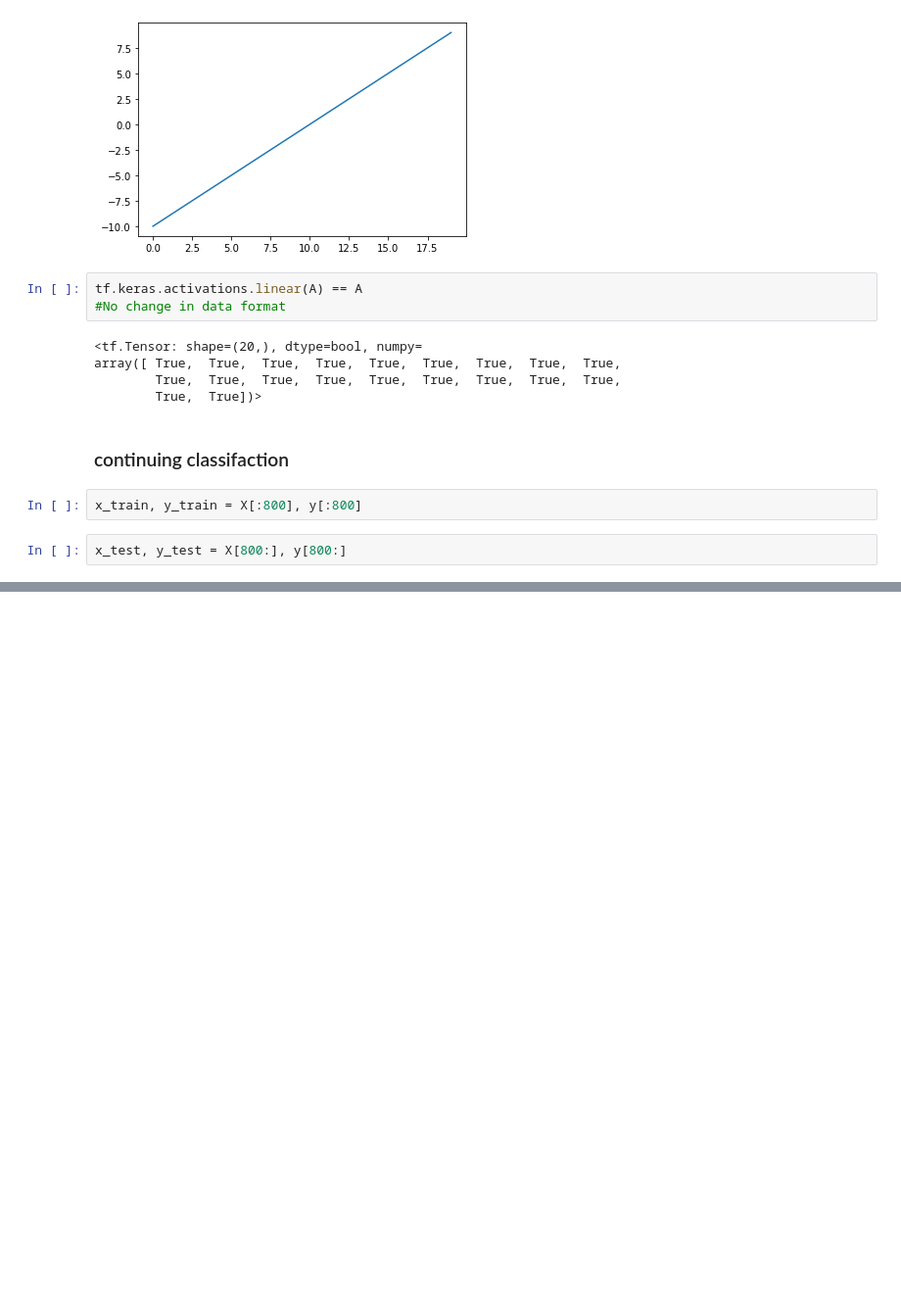
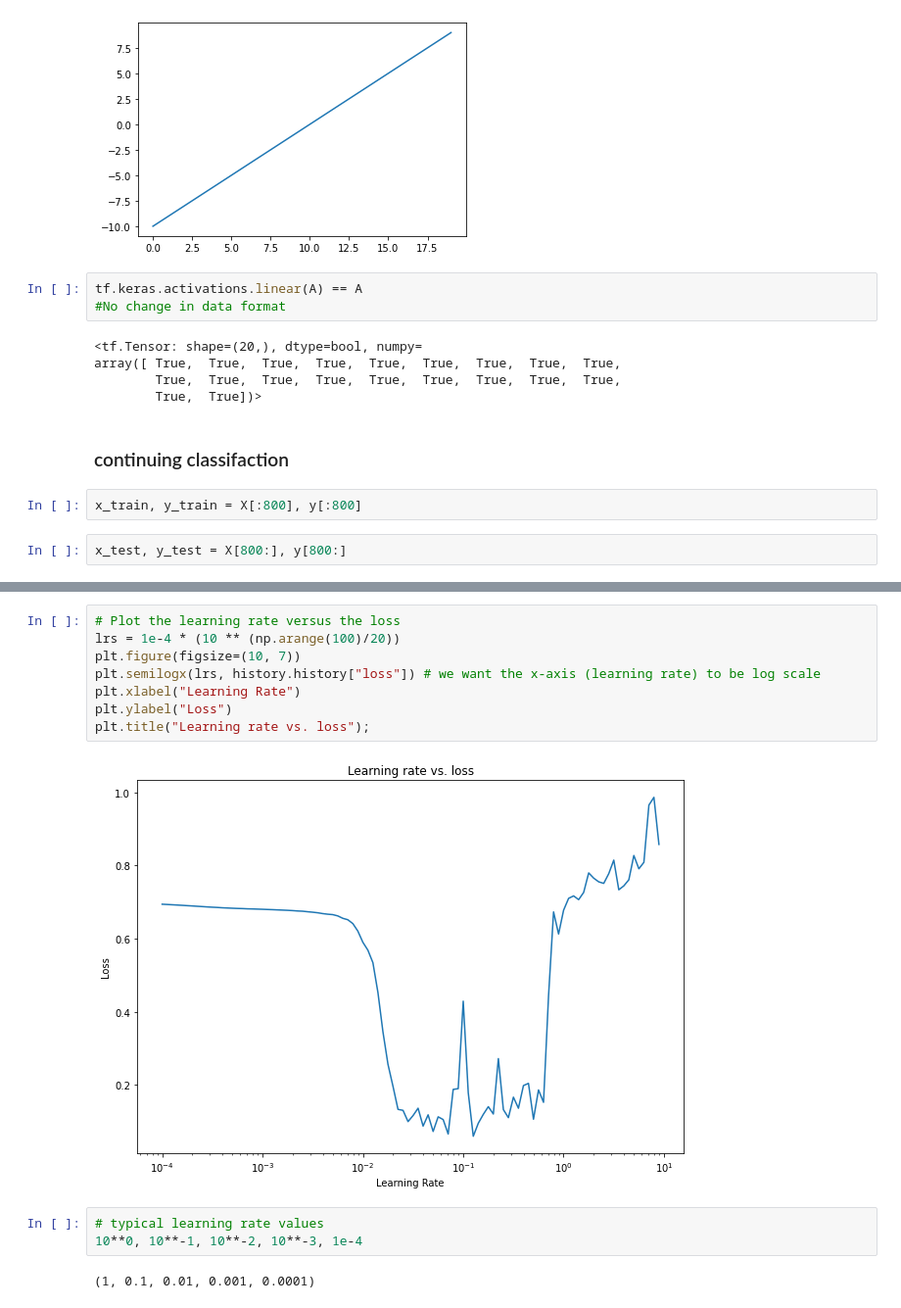
Before and after one commit to Amgonz34/learning_tensorflow, a Jupyter notebook: Classification_pt1.ipynb, the cells around one changed output, grey strips where cells are left out. Shown at 98% size. Saved outputs shown, nothing was run; the diff lists cells and outputs as text; blank space fills up the shorter version.

```diff
--- a/Classification_pt1.ipynb
+++ b/Classification_pt1.ipynb
@@ -493,0 +549,15 @@ doing binary classifcation...
+# %%
+# Plot the learning rate versus the loss
+lrs = 1e-4 * (10 ** (np.arange(100)/20))
+plt.figure(figsize=(10, 7))
+plt.semilogx(lrs, history.history["loss"]) # we want the x-axis (learning rate) to be log scale
+plt.xlabel("Learning Rate")
+plt.ylabel("Loss")
+plt.title("Learning rate vs. loss");
+# %% [output]
+[figure, added]
+# %%
+# typical learning rate values
+10**0, 10**-1, 10**-2, 10**-3, 1e-4
+# %% [output]
+(1, 0.1, 0.01, 0.001, 0.0001)
```
Also changed, not shown: parts of 10 cells of this notebook.
